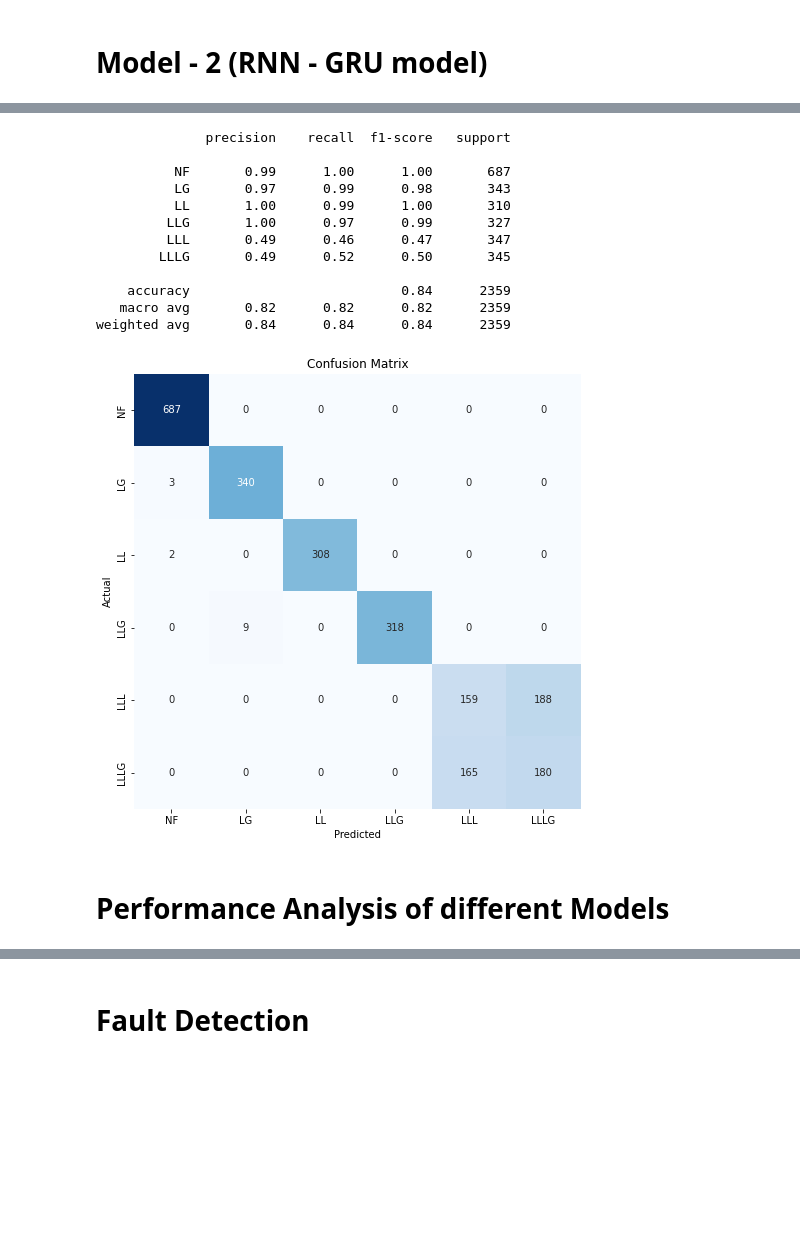
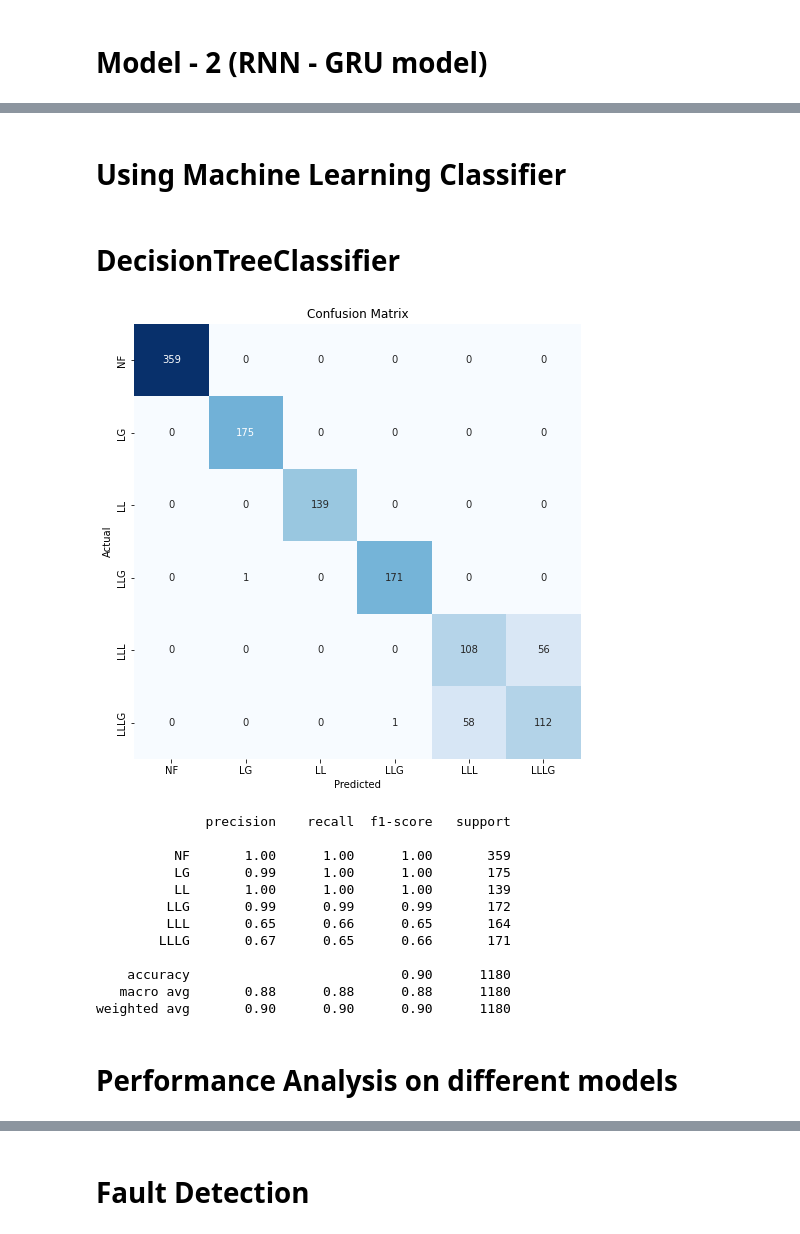
Before and after one commit to Rafi4010/Power-Lab-Project, a Jupyter notebook: power-project-fault-forcasting_version 2.ipynb, the cells around one changed output, grey strips where cells are left out. Drawn from its saved outputs; the diff is of its cells as text; code cells hidden in the pictures; blank space fills up the shorter version.

```diff
--- a/power-project-fault-forcasting_version 2.ipynb
+++ b/power-project-fault-forcasting_version 2.ipynb
@@ -343,2 +358,0 @@ model_lstm = Model(inputs=inputs, outputs=outputs)
-# %%
-model_train(model_lstm, epochs, X_train, y_train, summary = True)
@@ -363,25 +359,45 @@ Epoch 200/200
-# %%
-pred = model_lstm.predict(X_test)
-model_report(pred, y_test, report = "classification")
-# %% [output]
-              precision    recall  f1-score   support
-
-          NF       0.99      1.00      1.00       687
-          LG       0.97      0.99      0.98       343
-          LL       1.00      0.99      1.00       310
-         LLG       1.00      0.97      0.99       327
-         LLL       0.49      0.46      0.47       347
-        LLLG       0.49      0.52      0.50       345
-
-    accuracy                           0.84      2359
-   macro avg       0.82      0.82      0.82      2359
-weighted avg       0.84      0.84      0.84      2359
-# %%
-model_report(pred, y_test, report = "confusion_matrix")
-# %% [output]
-[figure, removed]
+# %% [markdown]
+# Using Machine Learning Classifier
+# %% [markdown]
+# DecisionTreeClassifier
+# %%
+from sklearn.tree import DecisionTreeClassifier
+from sklearn.metrics import accuracy_score
+
+dtf = DecisionTreeClassifier()
+dtf.fit(X_train, y_train)
+pred = dtf.predict(X_test)
+# %%
+cm = confusion_matrix(y_test, pred)
+disp = ConfusionMatrixDisplay(confusion_matrix = cm, display_labels=categories)
+
+plt.figure(figsize=(8, 8))
+sns.heatmap(cm, annot=True, vmin=0, fmt='g', cbar=False, cmap='Blues')
+plt.xticks(np.arange(len(categories)) + 0.5, categories)
+plt.yticks(np.arange(len(categories)) + 0.5, categories)
+plt.xlabel("Predicted")
+plt.ylabel("Actual")
+plt.title("Confusion Matrix")
+plt.show()
+# %% [output]
+[figure, added]
+# %%
+print(classification_report(y_test, pred, target_names = categories))
+# %% [output]
+              precision    recall  f1-score   support
+
+          NF       1.00      1.00      1.00       359
+          LG       0.99      1.00      1.00       175
+          LL       1.00      1.00      1.00       139
+         LLG       0.99      0.99      0.99       172
+         LLL       0.65      0.66      0.65       164
+        LLLG       0.67      0.65      0.66       171
+
+    accuracy                           0.90      1180
+   macro avg       0.88      0.88      0.88      1180
+weighted avg       0.90      0.90      0.90      1180
 # %% [markdown]
-# Performance Analysis of different Models
+# Performance Analysis on different models
 # %%
 performance1 = cnn.evaluate(X_test, y_test)
 performance2 = model_gru.evaluate(X_test, y_test)
```
Also changed, not shown: parts of 45 cells of this notebook.
